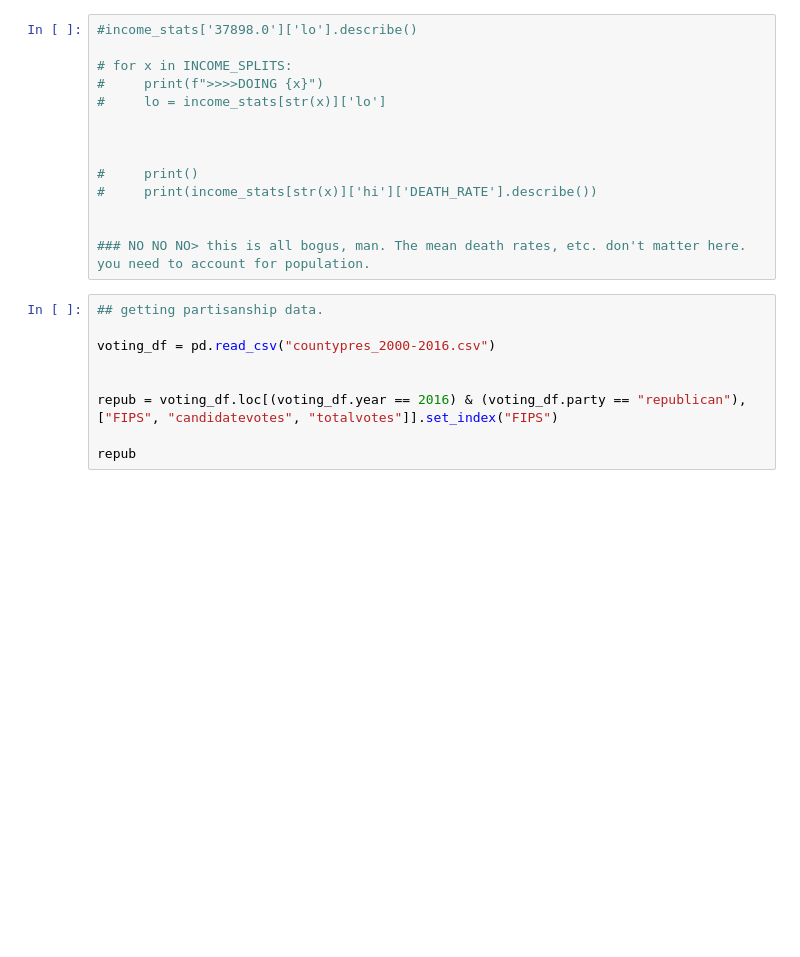
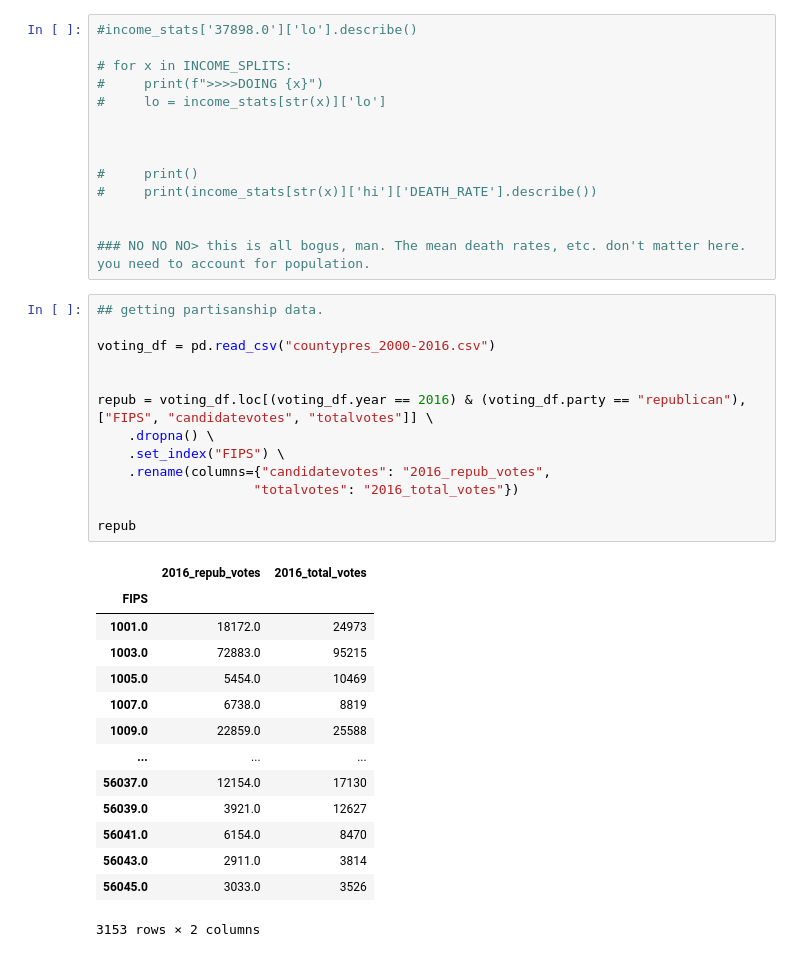
Before and after one commit to csdurfee/COVID_fatality_rates, a Jupyter notebook: exploration.ipynb, the cells around one changed output. Cells and saved outputs as stored; diff of their text form; blank space fills up the shorter version.

```diff
--- a/exploration.ipynb
+++ b/exploration.ipynb
@@ -725,13 +758,32 @@ income_stats.keys()
 # %%
 ## getting partisanship data.
 
 voting_df = pd.read_csv("countypres_2000-2016.csv")
 
 
 repub = voting_df.loc[(voting_df.year == 2016) & (voting_df.party == "republican"),
-["FIPS", "candidatevotes", "totalvotes"]].set_index("FIPS")
+["FIPS", "candidatevotes", "totalvotes"]] \
+    .dropna() \
+    .set_index("FIPS") \
+    .rename(columns={"candidatevotes": "2016_repub_votes",
+                    "totalvotes": "2016_total_votes"})
 
 repub
+# %% [output]
+|  | 2016_repub_votes | 2016_total_votes |
+| FIPS |  |  |
+| 1001.0 | 18172.0 | 24973 |
+| 1003.0 | 72883.0 | 95215 |
+| 1005.0 | 5454.0 | 10469 |
+| 1007.0 | 6738.0 | 8819 |
+| 1009.0 | 22859.0 | 25588 |
+| ... | ... | ... |
+| 56037.0 | 12154.0 | 17130 |
+| 56039.0 | 3921.0 | 12627 |
+| 56041.0 | 6154.0 | 8470 |
+| 56043.0 | 2911.0 | 3814 |
+| 56045.0 | 3033.0 | 3526 |
+3153 rows × 2 columns
 # %%
 fws = final_with_subrankings.join(repub)
 
```
Also changed, not shown: parts of 7 cells of this notebook, 1 other file.
